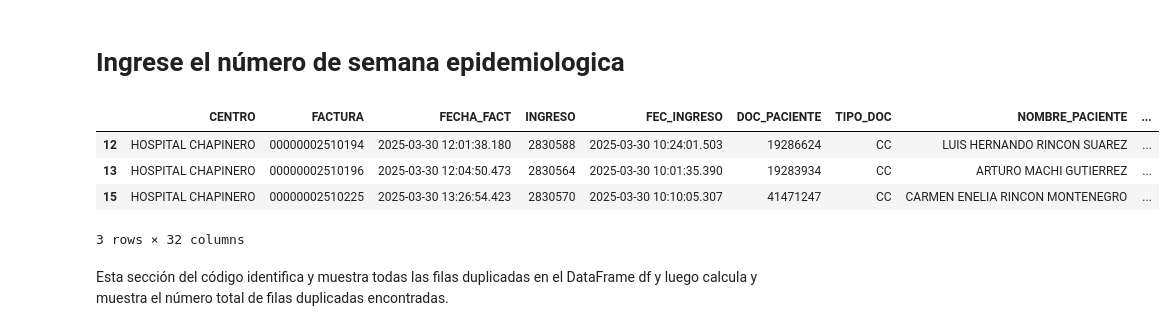
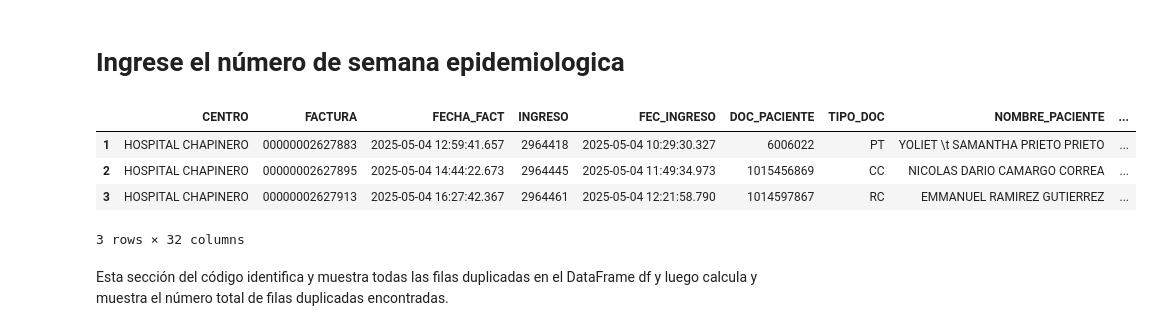
Before and after one commit to Wilsonsr/ARREM, a Jupyter notebook: Vigilancia_centinela/CHAPINERO.ipynb, the cells around one changed output. Drawn from its saved outputs; the diff is of its cells as text; code cells hidden in the pictures.

```diff
--- a/Vigilancia_centinela/CHAPINERO.ipynb
+++ b/Vigilancia_centinela/CHAPINERO.ipynb
@@ -25,7 +25,7 @@ Las siguientes dos líneas de código hacen lo siguiente:
 # %% [markdown]
 Reemplazar la ruta del archivo
 # %%
-df=pd.read_excel("/content/CAPS_Chapinero_SE14 (1).xlsx", skiprows=0)
+df=pd.read_excel("/content/BASE AIRE SEMANA 19.xlsx", skiprows=0)
 df.head(3)
 # %% [output]
 |  | CENTRO | FACTURA | FECHA_FACT | INGRESO | FEC_INGRESO | DOC_PACIENTE | TIPO_DOC | NOMBRE_PACIENTE | ... |
@@ -120,13 +120,13 @@ def filtrar_por_semana(df, semana):
 # %% [markdown]
 # Ingrese el número de semana epidemiologica
 # %%
-df=filtrar_por_semana(df,14)
+df=filtrar_por_semana(df,19)
 df.head(3)
 # %% [output]
 |  | CENTRO | FACTURA | FECHA_FACT | INGRESO | FEC_INGRESO | DOC_PACIENTE | TIPO_DOC | NOMBRE_PACIENTE | ... |
-| 12 | HOSPITAL CHAPINERO | 00000002510194 | 2025-03-30 12:01:38.180 | 2830588 | 2025-03-30 10:24:01.503 | 19286624 | CC | LUIS HERNANDO RINCON SUAREZ | ... |
-| 13 | HOSPITAL CHAPINERO | 00000002510196 | 2025-03-30 12:04:50.473 | 2830564 | 2025-03-30 10:01:35.390 | 19283934 | CC | ARTURO MACHI GUTIERREZ | ... |
-| 15 | HOSPITAL CHAPINERO | 00000002510225 | 2025-03-30 13:26:54.423 | 2830570 | 2025-03-30 10:10:05.307 | 41471247 | CC | CARMEN ENELIA RINCON MONTENEGRO | ... |
+| 1 | HOSPITAL CHAPINERO | 00000002627883 | 2025-05-04 12:59:41.657 | 2964418 | 2025-05-04 10:29:30.327 | 6006022 | PT | YOLIET \t SAMANTHA PRIETO PRIETO | ... |
+| 2 | HOSPITAL CHAPINERO | 00000002627895 | 2025-05-04 14:44:22.673 | 2964445 | 2025-05-04 11:49:34.973 | 1015456869 | CC | NICOLAS DARIO CAMARGO CORREA | ... |
+| 3 | HOSPITAL CHAPINERO | 00000002627913 | 2025-05-04 16:27:42.367 | 2964461 | 2025-05-04 12:21:58.790 | 1014597867 | RC | EMMANUEL RAMIREZ GUTIERREZ | ... |
 3 rows × 32 columns
 # %% [markdown]
 Esta sección del código identifica y muestra todas las filas duplicadas en el DataFrame df y luego calcula y muestra el número total de filas duplicadas encontradas.
```
Also changed, not shown: parts of 42 cells of this notebook, 17 other files.
